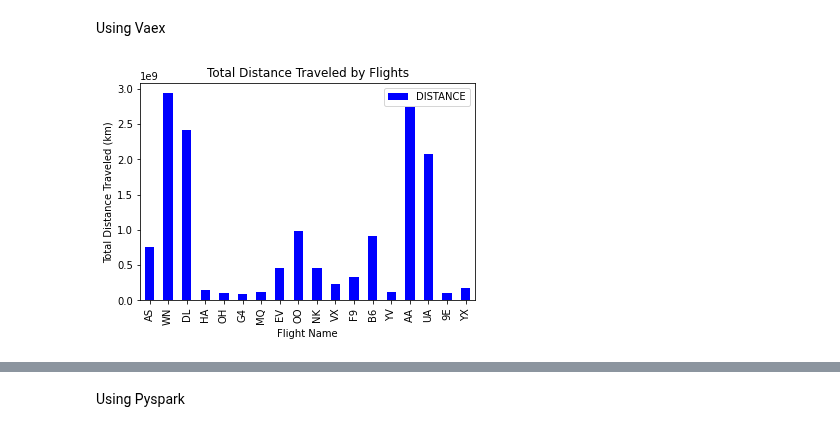
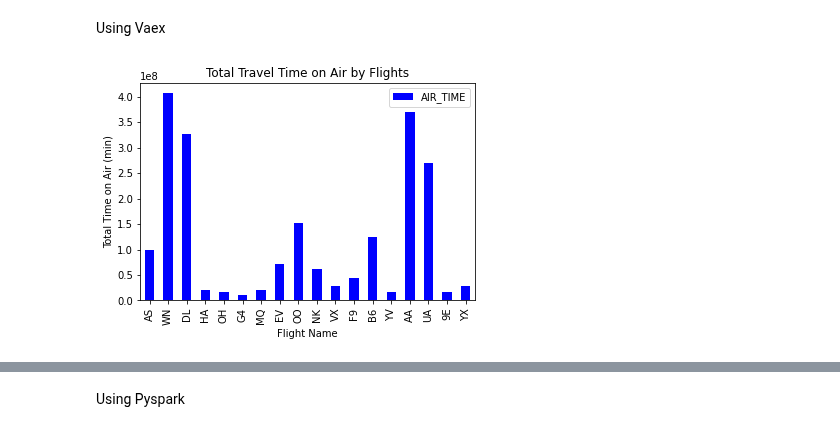
Before and after one commit to drshahizan/Python-big-data, a Jupyter notebook: Project/BigMac/HPDP_Group_Project.ipynb, the cells around one changed output, grey strips where cells are left out. Drawn from its saved outputs; the diff is of its cells as text; code cells hidden in the pictures.

```diff
--- a/Project/BigMac/HPDP_Group_Project.ipynb
+++ b/Project/BigMac/HPDP_Group_Project.ipynb
@@ -604,13 +603,13 @@ Using Vaex
 # %%
 %%time
 
 
-flights_distance = vdf.groupby('OP_CARRIER').agg({'DISTANCE': 'sum'})
+flights_distance = vdf.groupby('OP_CARRIER').agg({'AIR_TIME': 'sum'})
 flights_distance = flights_distance.to_pandas_df()
-flights_distance.plot.bar(x='OP_CARRIER', y='DISTANCE', color='blue')
+flights_distance.plot.bar(x='OP_CARRIER', y='AIR_TIME', color='blue')
 plt.xlabel("Flight Name")
-plt.ylabel("Total Distance Traveled (km)")
-plt.title("Total Distance Traveled by Flights")
+plt.ylabel("Total Time on Air (min)")
+plt.title("Total Travel Time on Air by Flights")
 plt.show()
 # %% [output]
-[figure, old version]
+[figure, new version]
```
Also changed, not shown: parts of 24 cells of this notebook.
